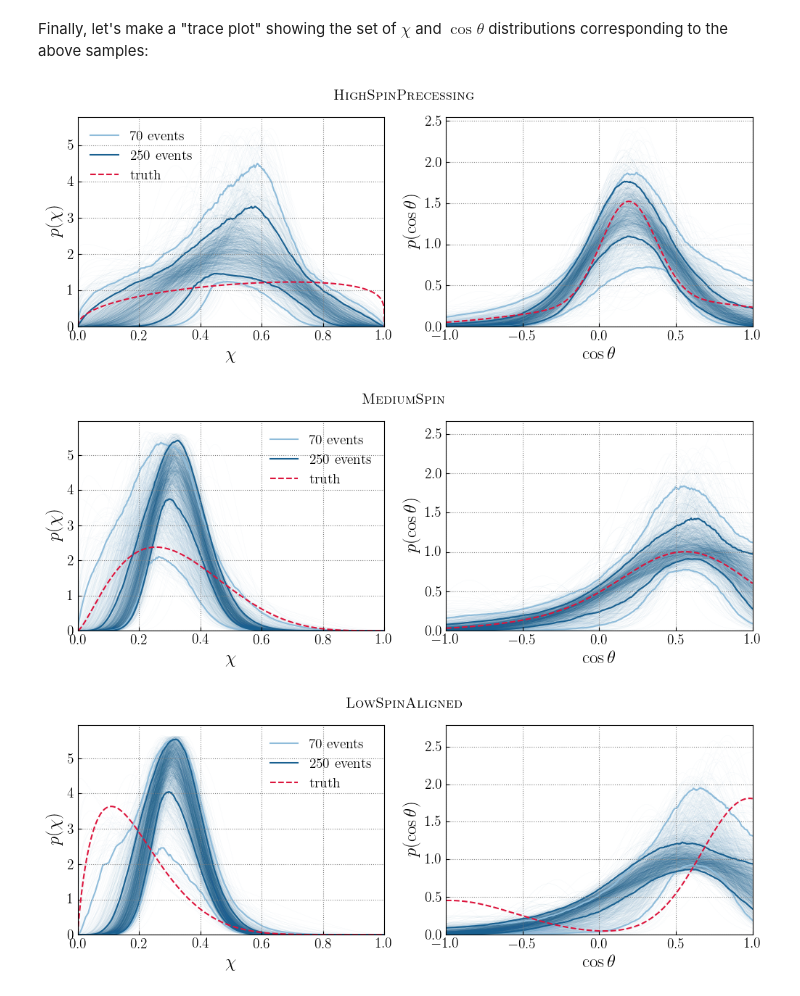
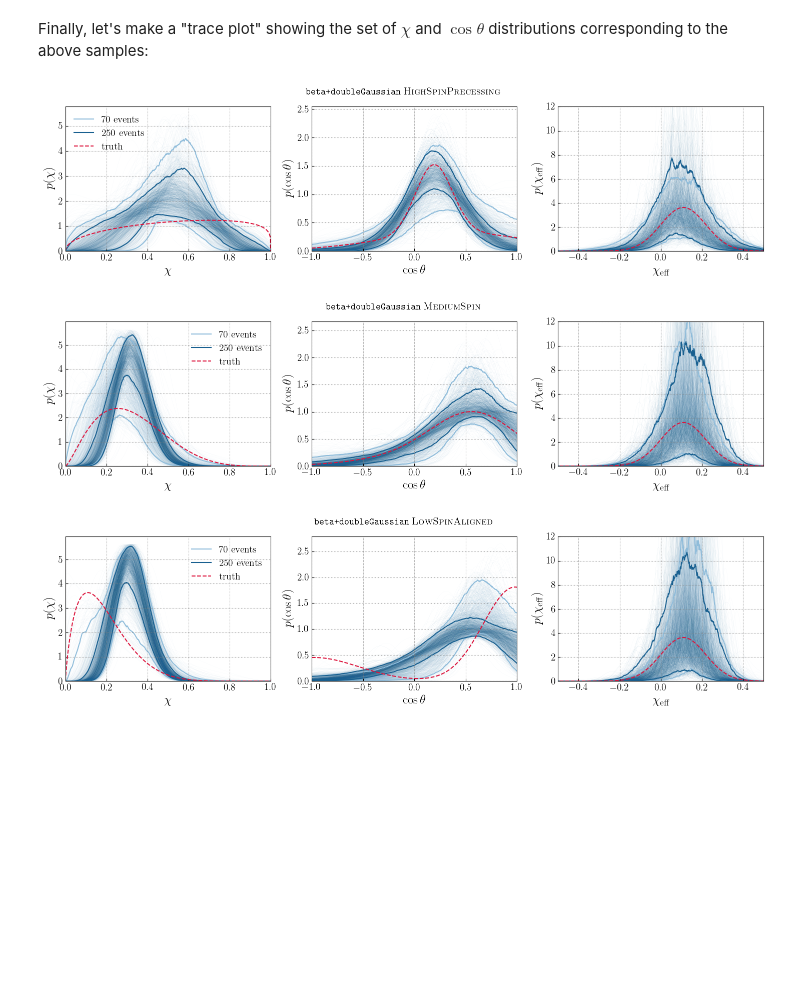
Before and after one commit to simonajmiller/measuring-bbh-component-spin, a Jupyter notebook: Data/PopulationInferenceOutput/inspect_betaPlusDoubleGaussian.ipynb, the cells around one changed output. Cells and saved outputs as stored; diff of their text form; code cells hidden in the pictures; blank space fills up the shorter version.

Commit message:
update emcee plotting scripts

```diff
--- a/Data/PopulationInferenceOutput/inspect_betaPlusDoubleGaussian.ipynb
+++ b/Data/PopulationInferenceOutput/inspect_betaPlusDoubleGaussian.ipynb
@@ -213,6 +215,7 @@ from posterior_helper_functions import mu_sigma2_to_a_b, calculate_betaDistribut
 # Define a grid of effective spins
 chi_grid = np.linspace(0,1,1000)
 cost_grid = np.linspace(-1,1,1000)
+chieff_grid = np.linspace(-0.6,0.6,1000)
 
 # Choose a number of traces to draw
 nTracesMax = 1000
@@ -220,7 +223,7 @@ nTracesMax = 1000
 for pop in pops:
 
     # Set up fig and axes
-    fig, axes = plt.subplots(nrows=1, ncols=2, figsize=(12,3.75))
+    fig, axes = plt.subplots(nrows=1, ncols=3, figsize=(18,3.75))
 
     for nevent in nevents:
 
@@ -233,6 +236,7 @@ for pop in pops:
         nTraces = min(nTracesMax, len(data['mu_chi']['processed']))
         p_chi = np.zeros((nTraces,chi_grid.size))
         p_cost = np.zeros((nTraces,cost_grid.size))
+        p_chieff = np.zeros((nTraces,chieff_grid.size))
 
         # For a random set of posterior samples, compute and store the corresponding probability densities across our grid
         random_indices = np.random.choice(np.arange(len(data['mu_chi']['processed'])), size=nTraces,replace=False)
@@ -245,6 +249,7 @@ for pop in pops:
             mu2_cost = data['mu2_cost']['processed'][ind]
             sigma2_cost = data['sigma2_cost']['processed'][ind]
             MF_cost = data['MF_cost']['processed'][ind]
+            Bq = data['Bq']['processed'][ind]
 
             # calculate beta distribution for chi
             a,b = mu_sigma2_to_a_b(mu_chi, sigma_chi**2)
@@ -253,45 +258,67 @@ for pop in pops:
             # and gaussian distribution for cos(theta)
             p_cost[i,:] = calculate_Double_Gaussian(cost_grid, mu1_cost, sigma1_cost, mu2_cost, sigma2_cost, MF_cost, -1, 1)
 
+            # inferred chi-eff distribution
+            chi_effs = draw_chiEffs_and_chiPs_betaDoubleGauss(mu_chi, sigma_chi, mu1_cost, sigma1_cost, mu2_cost, sigma2_cost, MF_cost, Bq, n=1000)[0]
+            chieff_kde = gaussian_kde(chi_effs)
+            p_chieff[i,:] = chieff_kde(chieff_grid)
+
         # Plot individual traces
         axes[0].plot(chi_grid, p_chi.T,color=nevents_colors_dict[nevent_key], lw=0.15, alpha=0.15, zorder=0)
         axes[1].plot(cost_grid, p_cost.T,color=nevents_colors_dict[nevent_key], lw=0.15, alpha=0.15, zorder=0)
+        axes[2].plot(chieff_grid, p_chieff.T,color=nevents_colors_dict[nevent_key], lw=0.15, alpha=0.15, zorder=0)
 
         # Also plot 5% and 95% credible bounds
         axes[0].plot(chi_grid, np.quantile(p_chi,0.05,axis=0), color=nevents_colors_dict[nevent_key], zorder=1, label=nevent_key)
         axes[0].plot(chi_grid, np.quantile(p_chi,0.95,axis=0), color=nevents_colors_dict[nevent_key], zorder=1)
         axes[1].plot(cost_grid, np.quantile(p_cost,0.05,axis=0), color=nevents_colors_dict[nevent_key], zorder=1)
         axes[1].plot(cost_grid, np.quantile(p_cost,0.95,axis=0), color=nevents_colors_dict[nevent_key], zorder=1)
+        axes[2].plot(chieff_grid, np.quantile(p_chieff,0.05,axis=0), color=nevents_colors_dict[nevent_key], zorder=1)
+        axes[2].plot(chieff_grid, np.quantile(p_chieff,0.95,axis=0), color=nevents_colors_dict[nevent_key], zorder=1)
 
     # Plot true distributions distributions
     mu_chi_true = hyperparams[pop][0]
     sigma_chi_true = hyperparams[pop][1]
     a_true, b_true = mu_sigma2_to_a_b(mu_chi_true, sigma_chi_true**2)
     p_chi_true = calculate_betaDistribution(chi_grid, a_true, b_true)
-    mu1_cost_true = hyperparams[pop][2]
+    mu1_cost_true =  hyperparams[pop][2]
     sigma1_cost_true = hyperparams[pop][3]
-    mu2_cost_true = hyperparams[pop][4]
+    mu2_cost_true =  hyperparams[pop][4]
     sigma2_cost_true = hyperparams[pop][5]
     MF_cost_true = hyperparams[pop][6]
+    Bq_true = hyperparams[pop][7]
     p_cost_true = calculate_Double_Gaussian(cost_grid, mu1_cost_true, sigma1_cost_true, mu2_cost_true, sigma2_cost_true, MF_cost_true, -1, 1)
     axes[0].plot(chi_grid, p_chi_true, color='crimson', ls='--', zorder=2, label='truth')
     axes[1].plot(cost_grid, p_cost_true ,color='crimson', ls='--', zorder=2)
+
+    chi_effs_true = draw_chiEffs_and_chiPs_betaDoubleGauss(mu_chi_true, sigma_chi_true, mu1_cost_true,
+                                                           sigma1_cost_true, mu2_cost_true, sigma2_cost_true,
+                                                           MF_cost_true, Bq_true, n=1000)[0]
+
+    p_chieff_true = calculate_Gaussian_1D(chieff_grid, 0.11, 0.11, -1, 1)
+    axes[2].plot(chieff_grid, p_chieff_true, color='crimson', ls='--', zorder=2)
 
     axes[0].set_xlim(0,1)
     axes[0].set_ylim(0,)
     axes[0].set_xlabel(r'$\chi$',fontsize=18)
     axes[0].set_ylabel(r'$p(\chi)$',fontsize=18)
-    axes[0].legend()
+    legend_loc = 'upper left' if pop=='1' else 'upper right'
+    axes[0].legend(loc=legend_loc)
 
     axes[1].set_xlim(-1,1)
     axes[1].set_ylim(0,)
     axes[1].set_xlabel(r'$\cos \theta$',fontsize=18)
     axes[1].set_ylabel(r'$p(\cos \theta)$',fontsize=18)
 
-    plt.suptitle(population_labels_dict[pop_key], fontsize=14)
+    axes[2].set_xlim(-0.5,0.5)
+    axes[2].set_ylim(0,12)
+    axes[2].set_xlabel(r'$\chi_\mathrm{eff}$',fontsize=18)
+    axes[2].set_ylabel(r'$p(\chi_\mathrm{eff})$',fontsize=18)
+
+    plt.suptitle(r'$\texttt{beta+doubleGaussian}$ ' +population_labels_dict[pop_key], fontsize=14)
 
     plt.show()
 # %% [output]
-[figure, old version]
+[figure, new version]
-[figure, old version]
+[figure, new version]
-[figure, old version]
+[figure, new version]
```
Also changed, not shown: parts of 2 cells of this notebook, 1 other file.
